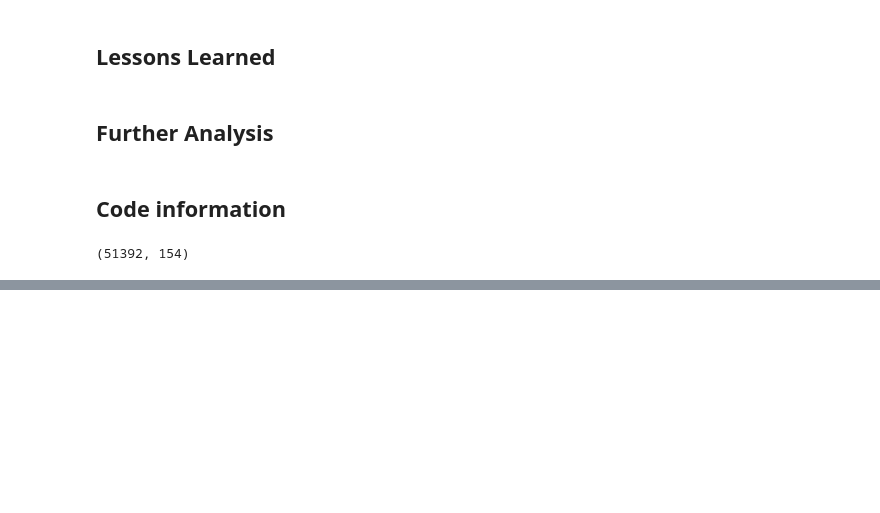
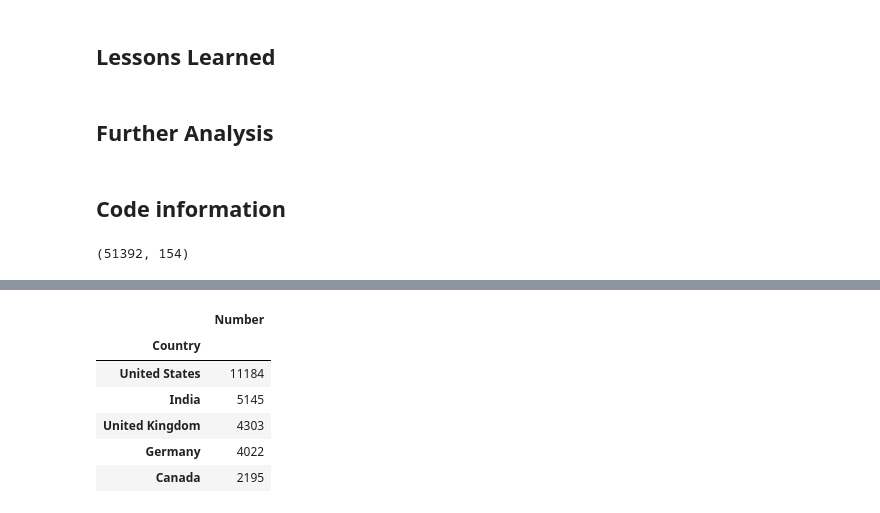
Before and after one commit to kwong0124/EDA_Project_SODevSurvey, a Jupyter notebook: EDA_Project_StackOverflowSurvey.ipynb, the cells around one changed output, grey strips where cells are left out. Cells and saved outputs as stored; diff of their text form; code cells hidden in the pictures; blank space fills up the shorter version.

```diff
--- a/EDA_Project_StackOverflowSurvey.ipynb
+++ b/EDA_Project_StackOverflowSurvey.ipynb
@@ -62,0 +109,10 @@ array(['Secondary school',
+# %%
+nonds_countries.head()
+# %% [output]
+|  | Number |
+| Country |  |
+| United States | 11184 |
+| India | 5145 |
+| United Kingdom | 4303 |
+| Germany | 4022 |
+| Canada | 2195 |
```
Also changed, not shown: parts of 11 cells of this notebook.
